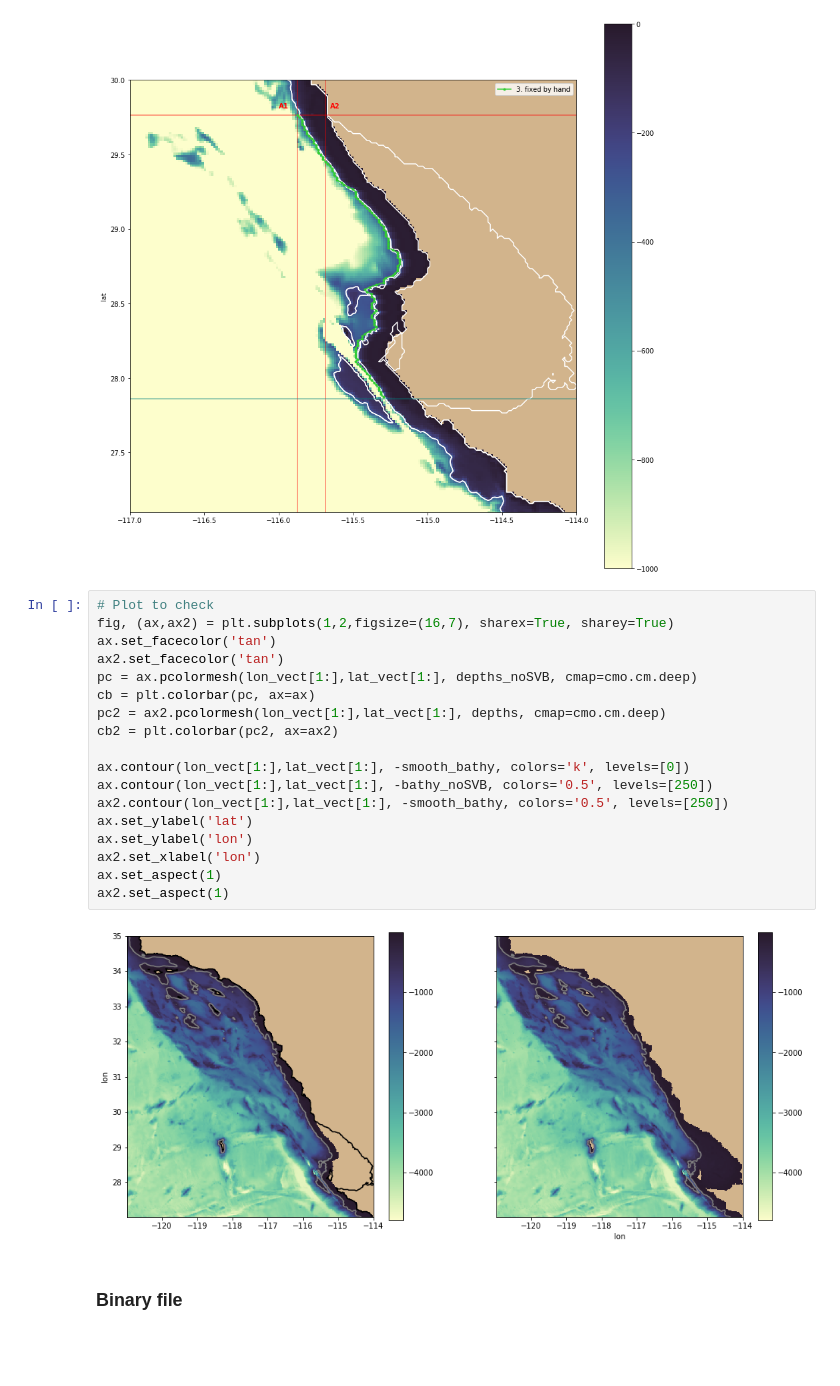
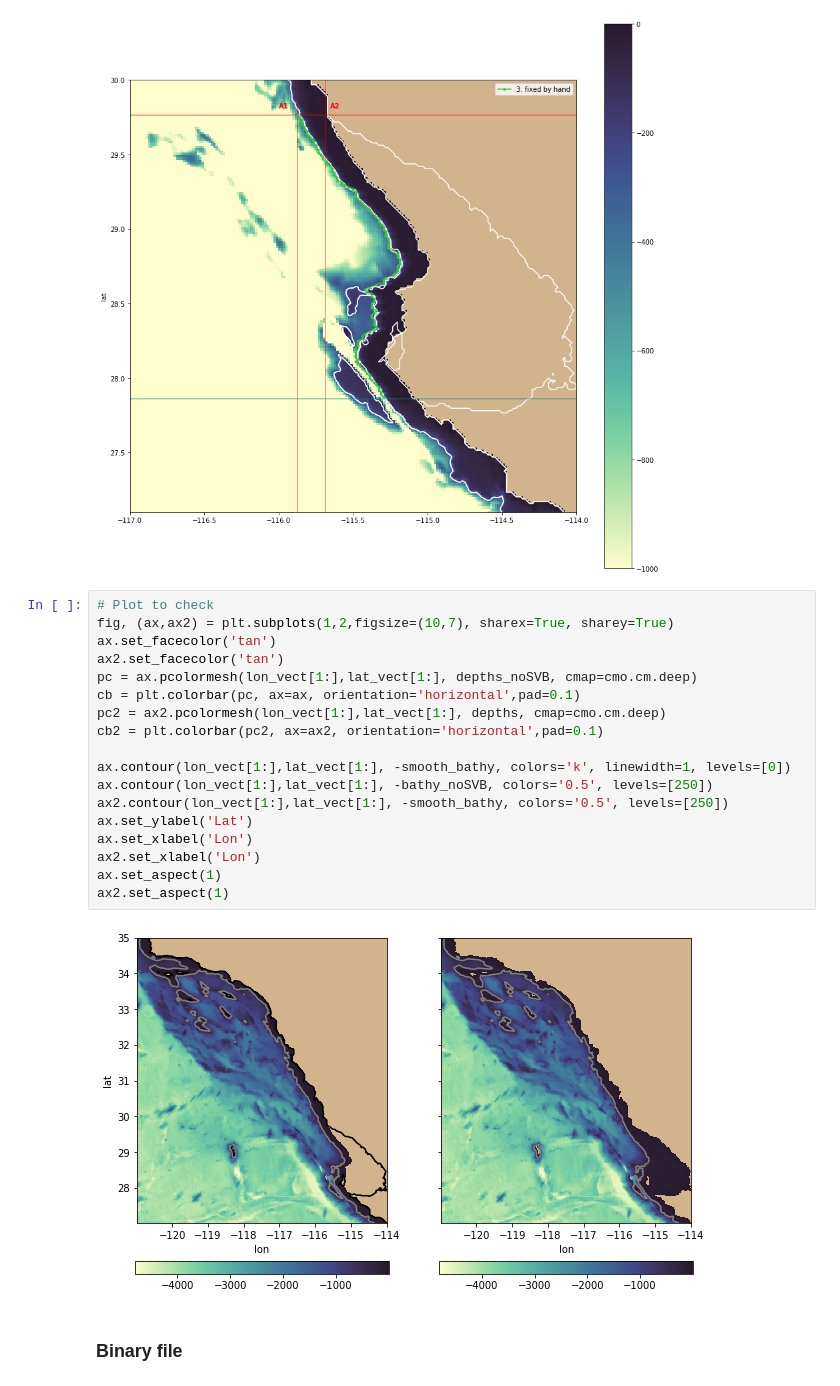
Before and after one commit to anakarinarm/notebooks_SVB, a Jupyter notebook: bathy/bathy04_5000m_noSVB.ipynb, the cells around one changed output. Drawn from its saved outputs; the diff is of its cells as text; blank space fills up the shorter version.

Commit message:
small modification no SBV bathy

```diff
--- a/bathy/bathy04_5000m_noSVB.ipynb
+++ b/bathy/bathy04_5000m_noSVB.ipynb
@@ -336,24 +336,24 @@ ax.legend()
 [figure]
 # %%
 # Plot to check
-fig, (ax,ax2) = plt.subplots(1,2,figsize=(16,7), sharex=True, sharey=True)
+fig, (ax,ax2) = plt.subplots(1,2,figsize=(10,7), sharex=True, sharey=True)
 ax.set_facecolor('tan')
 ax2.set_facecolor('tan')
 pc = ax.pcolormesh(lon_vect[1:],lat_vect[1:], depths_noSVB, cmap=cmo.cm.deep)
-cb = plt.colorbar(pc, ax=ax)
+cb = plt.colorbar(pc, ax=ax, orientation='horizontal',pad=0.1)
 pc2 = ax2.pcolormesh(lon_vect[1:],lat_vect[1:], depths, cmap=cmo.cm.deep)
-cb2 = plt.colorbar(pc2, ax=ax2)
+cb2 = plt.colorbar(pc2, ax=ax2, orientation='horizontal',pad=0.1)
 
-ax.contour(lon_vect[1:],lat_vect[1:], -smooth_bathy, colors='k', levels=[0])
+ax.contour(lon_vect[1:],lat_vect[1:], -smooth_bathy, colors='k', linewidth=1, levels=[0])
 ax.contour(lon_vect[1:],lat_vect[1:], -bathy_noSVB, colors='0.5', levels=[250])
 ax2.contour(lon_vect[1:],lat_vect[1:], -smooth_bathy, colors='0.5', levels=[250])
-ax.set_ylabel('lat')
-ax.set_ylabel('lon')
-ax2.set_xlabel('lon')
+ax.set_ylabel('Lat')
+ax.set_xlabel('Lon')
+ax2.set_xlabel('Lon')
 ax.set_aspect(1)
 ax2.set_aspect(1)
 # %% [output]
-[figure, old version]
+[figure, new version]
 # %% [markdown]
 ### Binary file
 # %%
```
